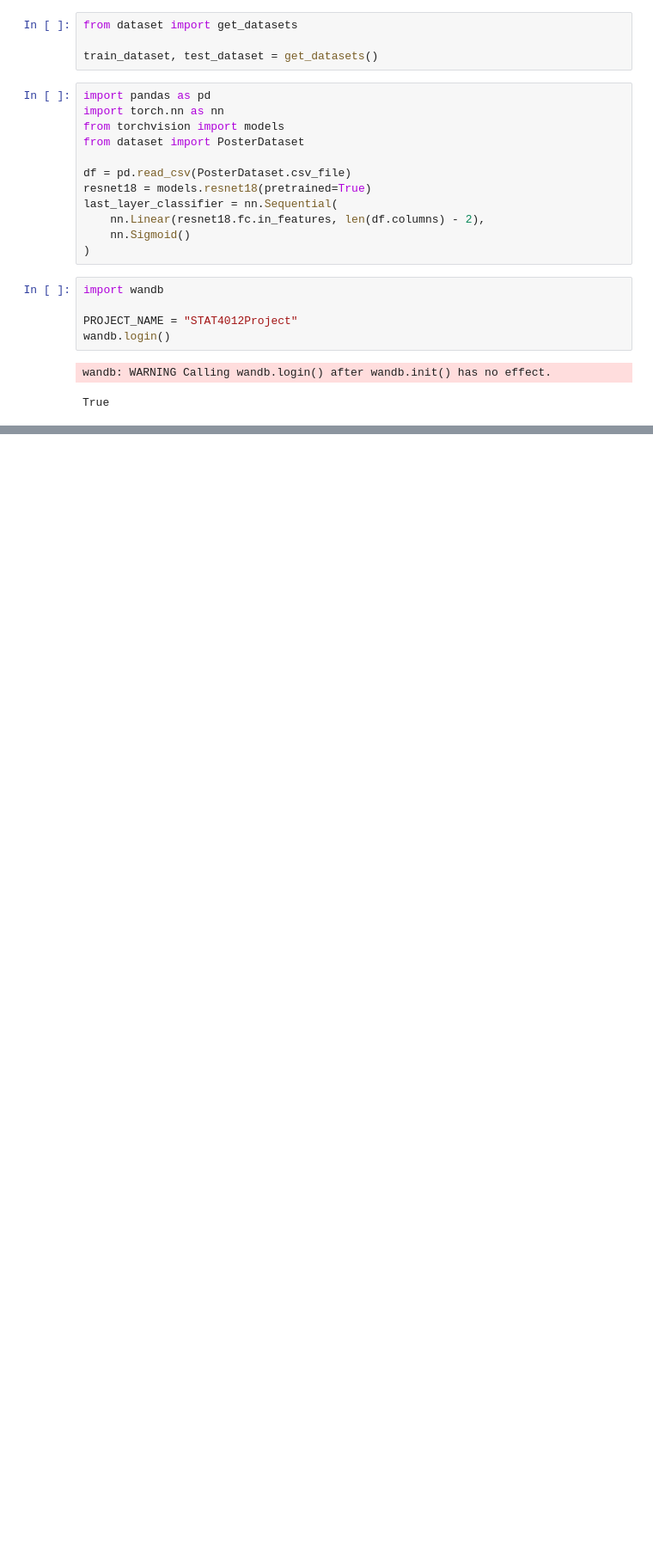
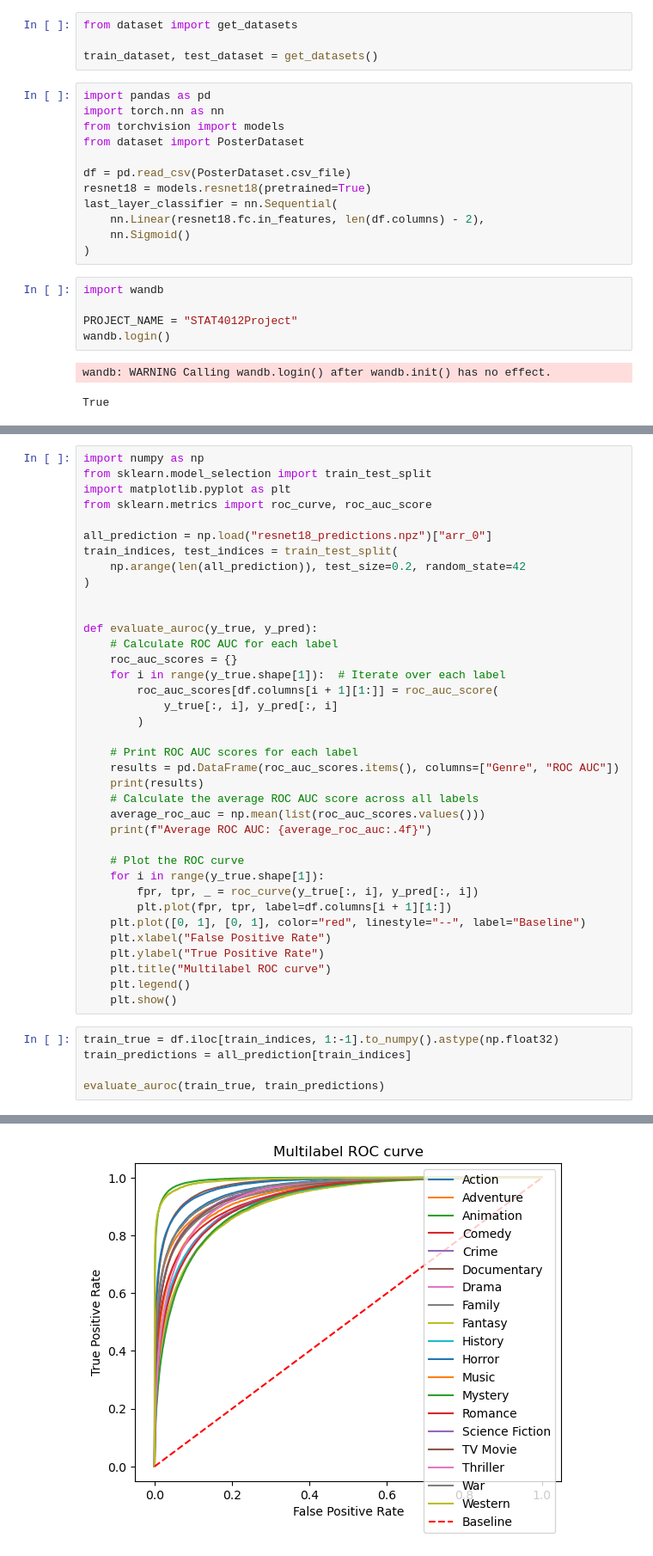
Before and after one commit to BorisLeung/STAT4012, a Jupyter notebook: Resnet18.ipynb, the cells around one changed output, grey strips where cells are left out. Shown at 86% size. Drawn from its saved outputs; the diff is of its cells as text; blank space fills up the shorter version.

```diff
--- a/Resnet18.ipynb
+++ b/Resnet18.ipynb
@@ -55,0 +101,43 @@ trainer.fit(model_resnet18, train_loader, validation_loader)
+# %%
+import numpy as np
+from sklearn.model_selection import train_test_split
+import matplotlib.pyplot as plt
+from sklearn.metrics import roc_curve, roc_auc_score
+
+all_prediction = np.load("resnet18_predictions.npz")["arr_0"]
+train_indices, test_indices = train_test_split(
+    np.arange(len(all_prediction)), test_size=0.2, random_state=42
+)
+
+
+def evaluate_auroc(y_true, y_pred):
+    # Calculate ROC AUC for each label
+    roc_auc_scores = {}
+    for i in range(y_true.shape[1]):  # Iterate over each label
+        roc_auc_scores[df.columns[i + 1][1:]] = roc_auc_score(
+            y_true[:, i], y_pred[:, i]
+        )
+
+    # Print ROC AUC scores for each label
+    results = pd.DataFrame(roc_auc_scores.items(), columns=["Genre", "ROC AUC"])
+    print(results)
+    # Calculate the average ROC AUC score across all labels
+    average_roc_auc = np.mean(list(roc_auc_scores.values()))
+    print(f"Average ROC AUC: {average_roc_auc:.4f}")
+
+    # Plot the ROC curve
+    for i in range(y_true.shape[1]):
+        fpr, tpr, _ = roc_curve(y_true[:, i], y_pred[:, i])
+        plt.plot(fpr, tpr, label=df.columns[i + 1][1:])
+    plt.plot([0, 1], [0, 1], color="red", linestyle="--", label="Baseline")
+    plt.xlabel("False Positive Rate")
+    plt.ylabel("True Positive Rate")
+    plt.title("Multilabel ROC curve")
+    plt.legend()
+    plt.show()
+# %%
+train_true = df.iloc[train_indices, 1:-1].to_numpy().astype(np.float32)
+train_predictions = all_prediction[train_indices]
+
+evaluate_auroc(train_true, train_predictions)
+# %% [output]
@@ -55,0 +161 @@ trainer.fit(model_resnet18, train_loader, validation_loader)
+[figure, added]
```
Also changed, not shown: parts of 9 cells of this notebook, 2 other files.
